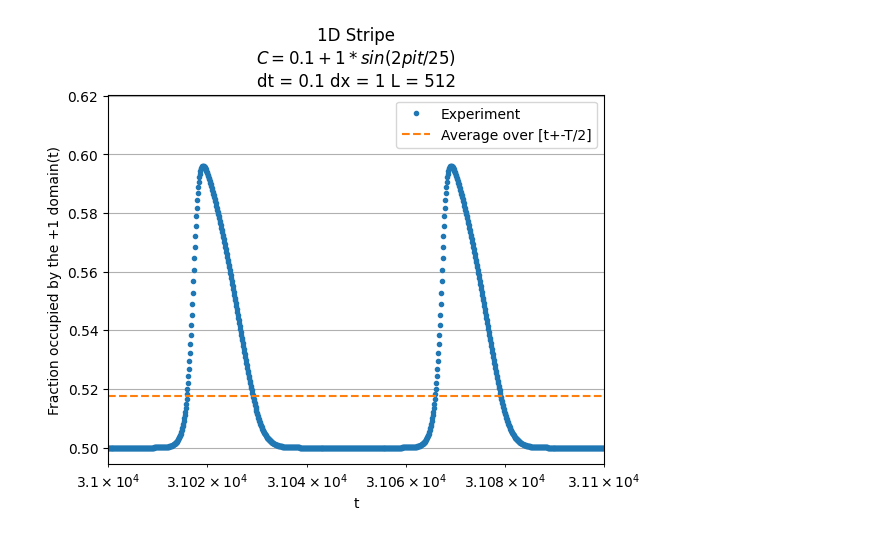
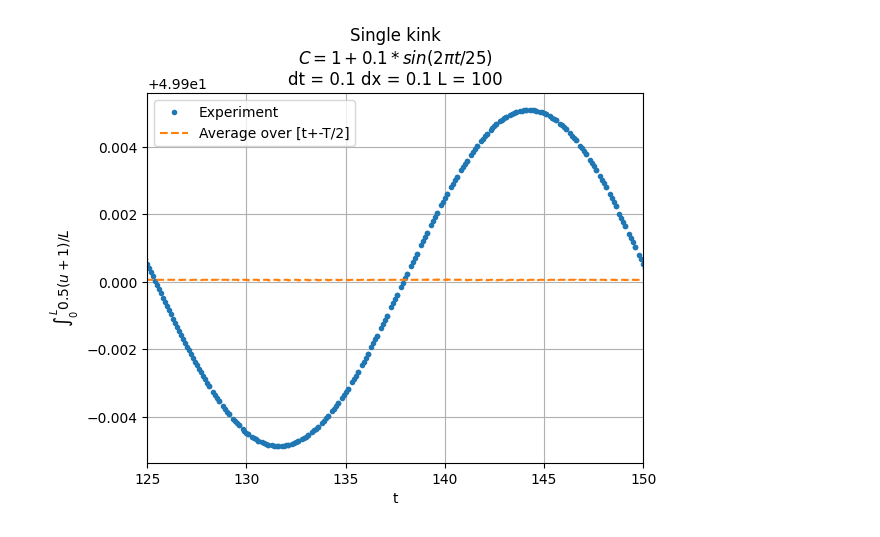
Before and after one commit to suanno/stage2, a Jupyter notebook: codes_tdgl/1D/plot/single_kink.ipynb, the cells around one changed output. Cells and saved outputs as stored; diff of their text form; code cells hidden in the pictures.

```diff
--- a/codes_tdgl/1D/plot/single_kink.ipynb
+++ b/codes_tdgl/1D/plot/single_kink.ipynb
@@ -16,6 +20,10 @@ tspan/dt
+# %%
+T = 25
+C0 = 1
+A = 0.1
 # %%
-dx = 1
-L = 512
+dx = 0.1
+L = 100
 # %%
-title = "Single kink\n$C = 1 + 0.1*sin(2pi t/25)$\n"
+title = "Single kink\n$C = "+ str(C0) + " + "+str(A)+"*sin(2\pi t/"+str(T)+")$\n"
 title = title + "dt = " + str(dt) + " dx = " + str(dx) + " L = " + str(L)
@@ -34,26 +30,38 @@ We can calculate the domain lenght along y ($l$) from the area of the +1 domain.
+# %%
+t_min = 5*T
+t_max = 6*T
 # %%
+# Read u average at any time
 f = open("../fileAveout.dat", "r")
 N = int(round(tspan/dt))
 tt = np.zeros(N)
 ave = np.zeros(N)
-
 i = 0
 for row in f:
     a, b = row.split(" ")
     tt[i] = float(a)
     ave[i] = float(b)
-    #print(ave[i])
     i = i + 1
+
+# Read x0 (interface position, where u=0)
+f = open("../filex0.dat", "r")
+x0s = np.zeros(N)
+i = 0
+for row in f:
+    a, b = row.split(" ")
+    #tt[i] = float(a)
+    x0s[i] = float(b)
+    i = i + 1
+
 
 if(N-i != 0):
     print("WARNING: dt or tspan is incorrect!")
 
-# Calculate the radius (by exploiting tanh, and we expect even corrections to it, are ODD in (r-R))
+# The area under the +1 domain (works if u=tanh without amplitude changing or different from 1!!!)
 area = (ave+np.ones(N))*L/2
-l = np.zeros(len(area))                # Fraction of the simulation lenght occupied by the +1 domain
+l = np.zeros(len(area)) # Normalize the area respect to the simulation lenght L
 for i in np.arange(0, len(area)):
     l[i] = area[i]/L
-    #print(str(area[i]) + " " + str(i))
 
 # Times to plot
 ts = np.arange(0, tt[len(tt)-1], dt)
@@ -62,34 +70,51 @@ for i in np.arange(0,len(ns)):
     ns[i] = int(ts[i]/dt)
 #ts = np.arange(0, i, int(T/dt))
 
-# Motion by curvature
-fig, ax = plt.subplots()
-ax.plot(tt[ns], l[ns],'.', label="Experiment")
-ax.set_xlabel("t")
-ax.set_ylabel("Fraction occupied by the +1 domain(t)")
-ax.grid()
-ax.set_title(title)
-
 # Analytical expected result
 #e2l_anal = -48*tt
 #ax.plot(tt[ns], e2l_anal[ns], "--", label="Analytical kink collapse")
 
 # Calculate the average over a period
-T = 50
 nT = int(T/dt)  # Number of steps corresponding to a period
-e2lave = np.zeros(len(l)-nT)
+avex0_T = np.zeros(len(l)-nT)
+avearea_T = np.zeros(len(l)-nT)
 nsave = np.arange(0,len(tt)-nT)
 for i in np.arange(0, len(l)):
     if i >= nT:
-        e2lave[i-nT] = np.average(l[ns[i-nT]:ns[i]])
+        avex0_T[i-nT] = np.average(x0s[ns[i-nT]:ns[i]])
+        avearea_T[i-nT] = np.average(area[ns[i-nT]:ns[i]])
         nsave[i-nT] = ns[int(i-nT/2)]
-ax.plot(tt[nsave], e2lave, "--", label="Average over [t+-T/2]")
 
-ax.set_xscale("log")
+# Area of +1 domain
+fig, ax = plt.subplots()
+ax.plot(tt[ns], area[ns],'.', label="Experiment")
+ax.set_xlabel("t")
+ax.set_ylabel("$\int_0^L 0.5(u+1)/L$")
+ax.grid()
+ax.set_title(title)
+
+ax.plot(tt[nsave], avearea_T, "--", label="Average over [t+-T/2]")
+ax.set_xscale("linear")
 #ax.set_yscale("log")
+
+# x0 Interface position
+fig_, ax_ = plt.subplots()
+ax_.plot(tt[ns], x0s[ns],'.', label="Experiment")
+ax_.set_xlabel("t")
+ax_.set_ylabel("x0 : u(x0) = 0")
+ax_.grid()
+ax_.set_title(title)
+
+ax_.plot(tt[nsave], avex0_T, "--", label="Average over [t+-T/2]")
+ax_.set_xscale("linear")
+#ax.set_yscale("log")
+
+
 ax.legend()
-t_min = 31000
-t_max = t_min + 100
 ax.set_xlim(t_min,t_max)
-#ax.set_ylim(544,548)
+ax_.legend()
+ax_.set_xlim(t_min,t_max)
+
+#ax.set_ylim(49.96,49.97)
+#ax_.set_ylim(49.96,49.97)
 # %% [output]
@@ -97 +122 @@ ax.set_xlim(t_min,t_max)
-[figure, old version]
+[figure, new version]
```
Also changed, not shown: parts of 17 cells of this notebook, 30 other files.
